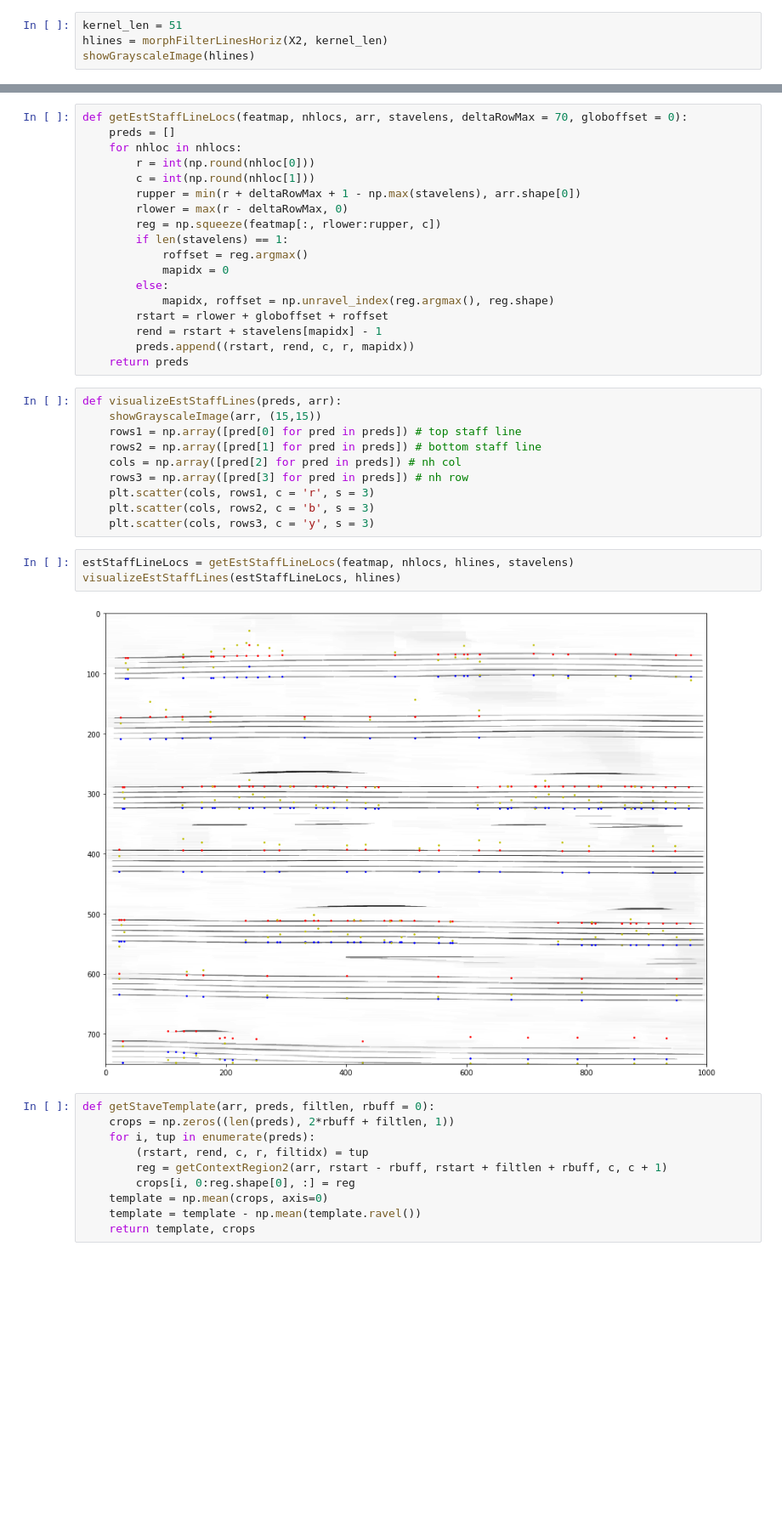
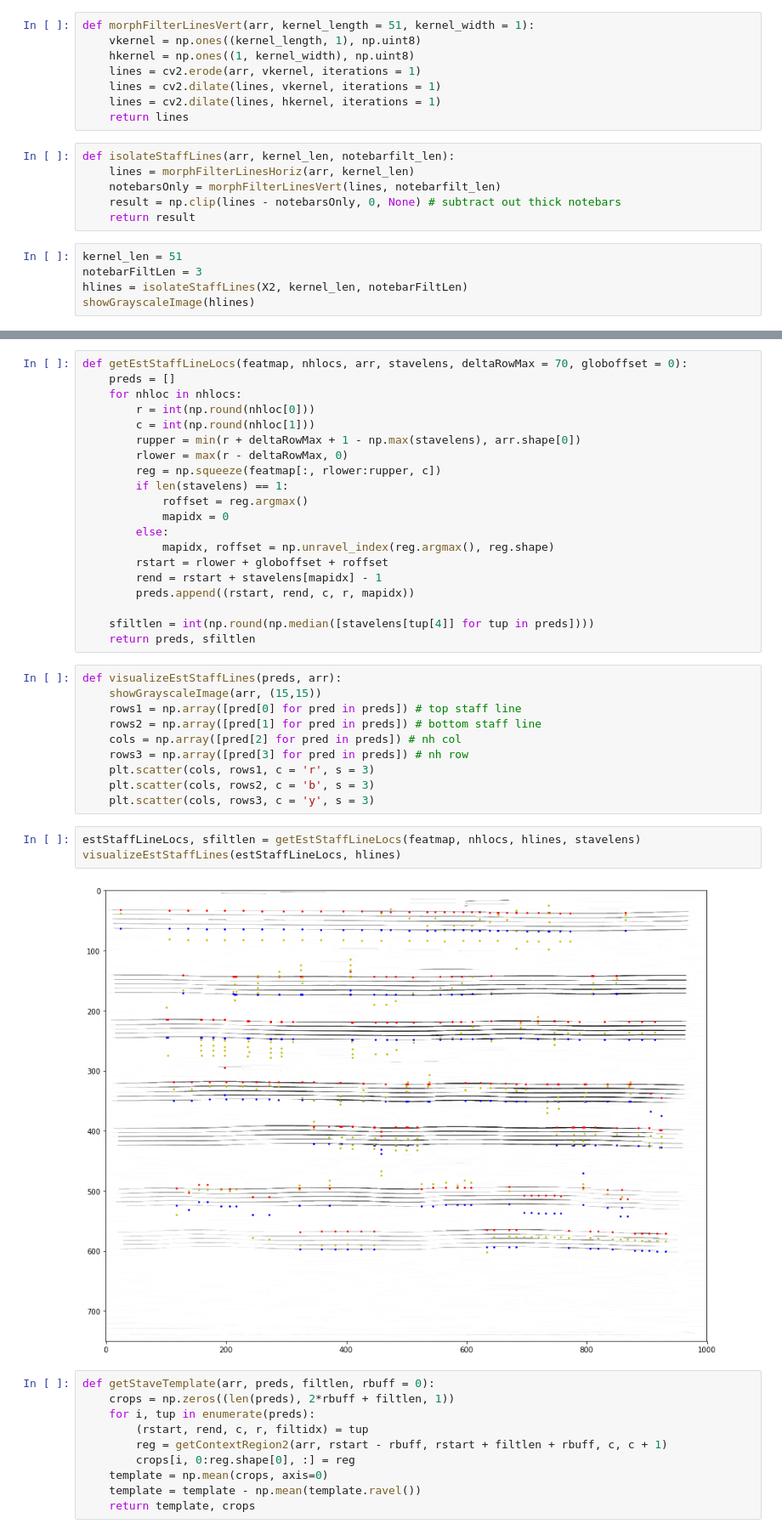
Before and after one commit to tjtsai/SheetMidiRetrieval, a Jupyter notebook: 02_processQueries.ipynb, the cells around one changed output, grey strips where cells are left out. Shown at 85% size. Saved outputs shown, nothing was run; the diff lists cells and outputs as text; blank space fills up the shorter version.

```diff
--- a/02_processQueries.ipynb
+++ b/02_processQueries.ipynb
@@ -247,8 +310,23 @@ def morphFilterLinesHoriz(arr, kernel_len = 51):
     hlines = cv2.erode(arr, kernel, iterations = 1)
     hlines = cv2.dilate(hlines, kernel, iterations = 1)
     return hlines
+# %%
+def morphFilterLinesVert(arr, kernel_length = 51, kernel_width = 1):
+    vkernel = np.ones((kernel_length, 1), np.uint8)
+    hkernel = np.ones((1, kernel_width), np.uint8)
+    lines = cv2.erode(arr, vkernel, iterations = 1)
+    lines = cv2.dilate(lines, vkernel, iterations = 1)
+    lines = cv2.dilate(lines, hkernel, iterations = 1)
+    return lines
+# %%
+def isolateStaffLines(arr, kernel_len, notebarfilt_len):
+    lines = morphFilterLinesHoriz(arr, kernel_len)
+    notebarsOnly = morphFilterLinesVert(lines, notebarfilt_len)
+    result = np.clip(lines - notebarsOnly, 0, None) # subtract out thick notebars
+    return result
 # %%
 kernel_len = 51
-hlines = morphFilterLinesHoriz(X2, kernel_len)
+notebarFiltLen = 3
+hlines = isolateStaffLines(X2, kernel_len, notebarFiltLen)
 showGrayscaleImage(hlines)
 # %% [output]
@@ -302,7 +380,9 @@ def getEstStaffLineLocs(featmap, nhlocs, arr, stavelens, deltaRowMax = 70, globo
         rstart = rlower + globoffset + roffset
         rend = rstart + stavelens[mapidx] - 1
         preds.append((rstart, rend, c, r, mapidx))
-    return preds
+
+    sfiltlen = int(np.round(np.median([stavelens[tup[4]] for tup in preds])))
+    return preds, sfiltlen
 # %%
 def visualizeEstStaffLines(preds, arr):
     showGrayscaleImage(arr, (15,15))
@@ -314,10 +394,10 @@ def visualizeEstStaffLines(preds, arr):
     plt.scatter(cols, rows2, c = 'b', s = 3)
     plt.scatter(cols, rows3, c = 'y', s = 3)
 # %%
-estStaffLineLocs = getEstStaffLineLocs(featmap, nhlocs, hlines, stavelens)
+estStaffLineLocs, sfiltlen = getEstStaffLineLocs(featmap, nhlocs, hlines, stavelens)
 visualizeEstStaffLines(estStaffLineLocs, hlines)
 # %% [output]
-[figure, old version]
+[figure, new version]
 # %%
 def getStaveTemplate(arr, preds, filtlen, rbuff = 0):
     crops = np.zeros((len(preds), 2*rbuff + filtlen, 1))
```
Also changed, not shown: parts of 68 cells of this notebook, 2 other files.
